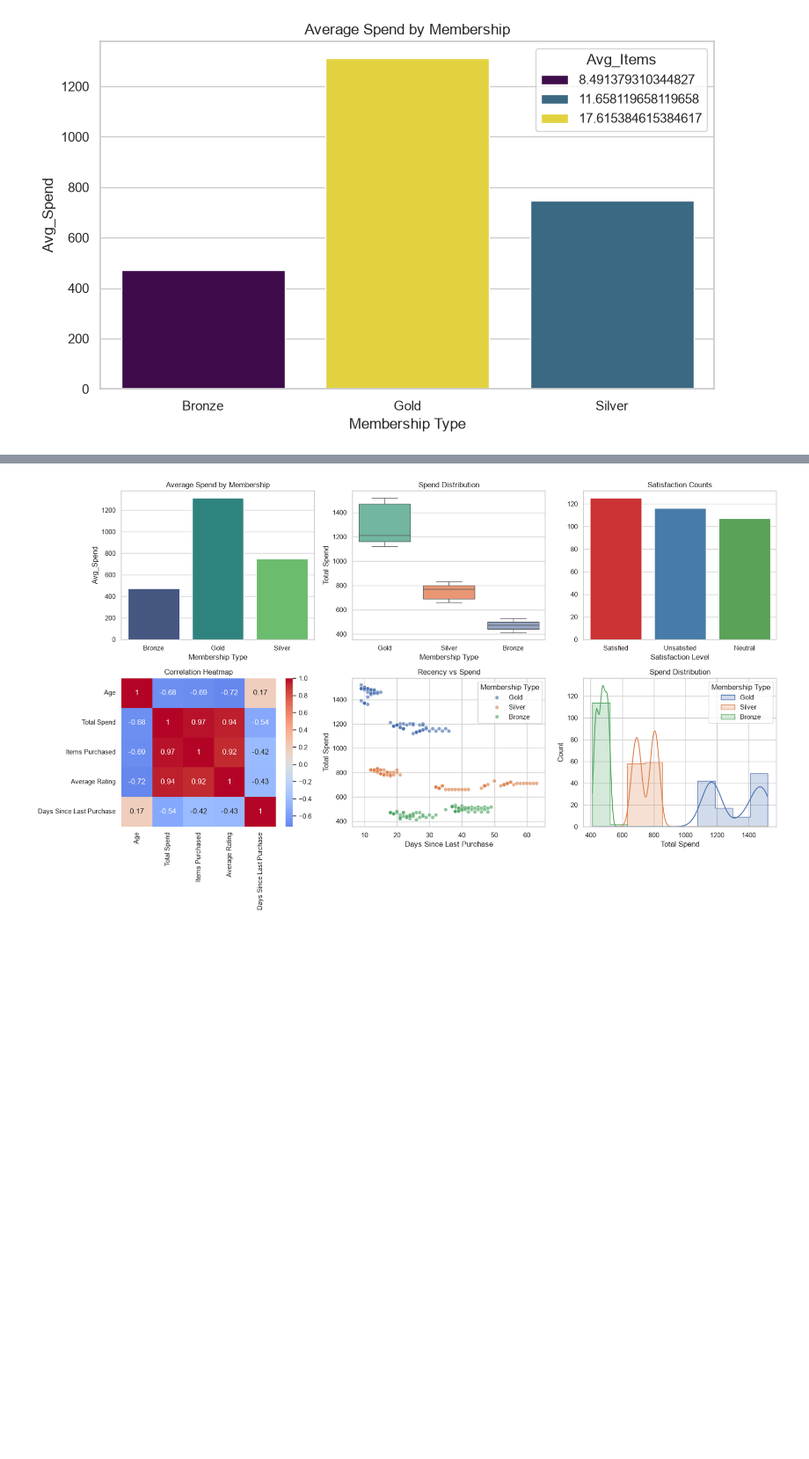
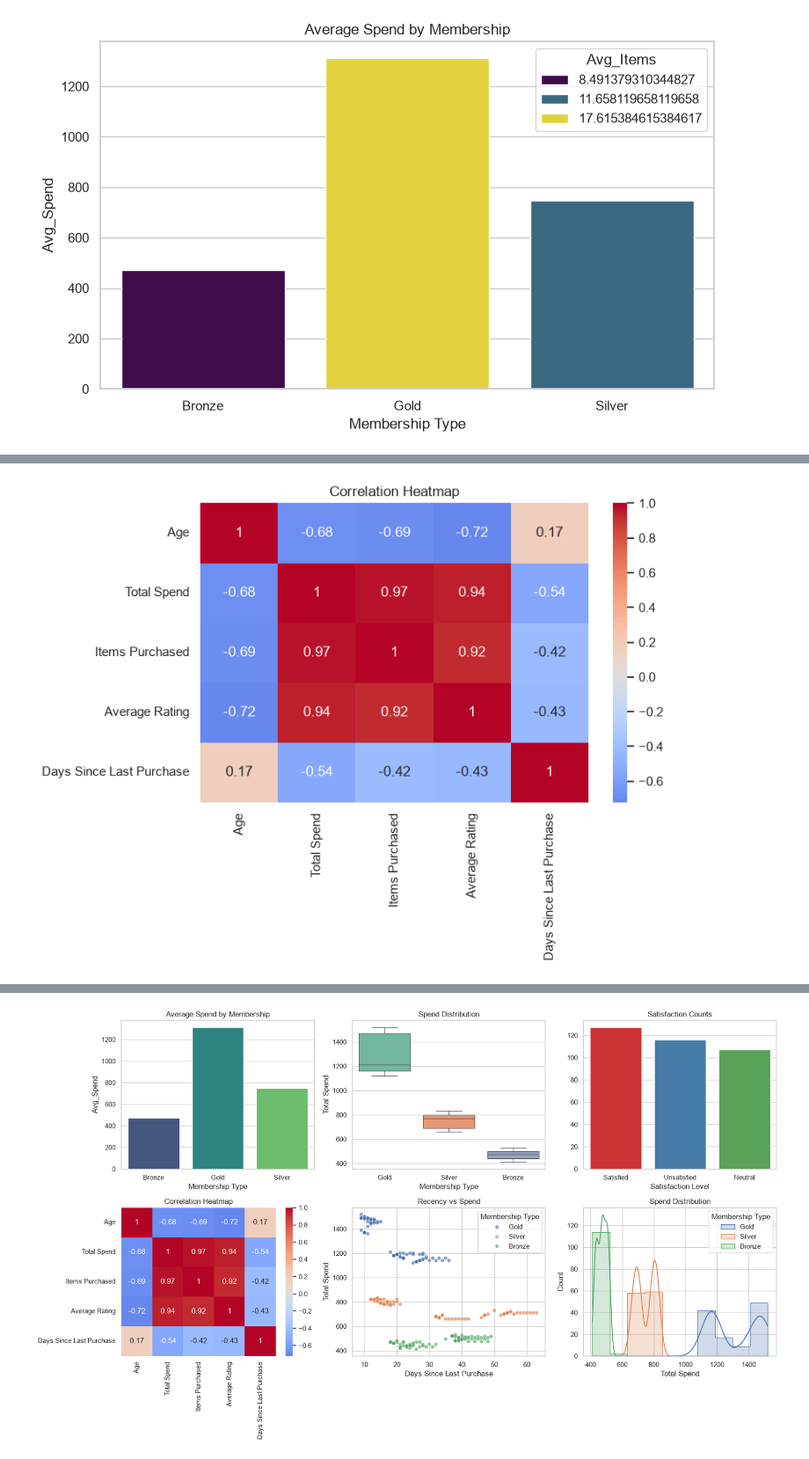
Before and after one commit to muneeb112233/Data_Analysis, a Jupyter notebook: CustomerSatisfaction/Analysis.ipynb, the cells around one changed output, grey strips where cells are left out. Shown at 88% size. Cells and saved outputs as stored; diff of their text form; code cells hidden in the pictures; blank space fills up the shorter version.

```diff
--- a/CustomerSatisfaction/Analysis.ipynb
+++ b/CustomerSatisfaction/Analysis.ipynb
@@ -233,0 +248,14 @@ box plot
+# %%
+plt.figure(figsize=(8, 6))
+sns.heatmap(
+    df[numeric_cols].corr(),
+    annot=True,
+    cmap='coolwarm',
+    center=0
+)
+plt.title('Correlation Heatmap')
+plt.tight_layout()
+plt.savefig('correlation_heatmap.png', dpi=200, bbox_inches='tight')
+plt.show()
+# %% [output]
+[figure, added]
```
Also changed, not shown: parts of 9 cells of this notebook, 2 other files.
